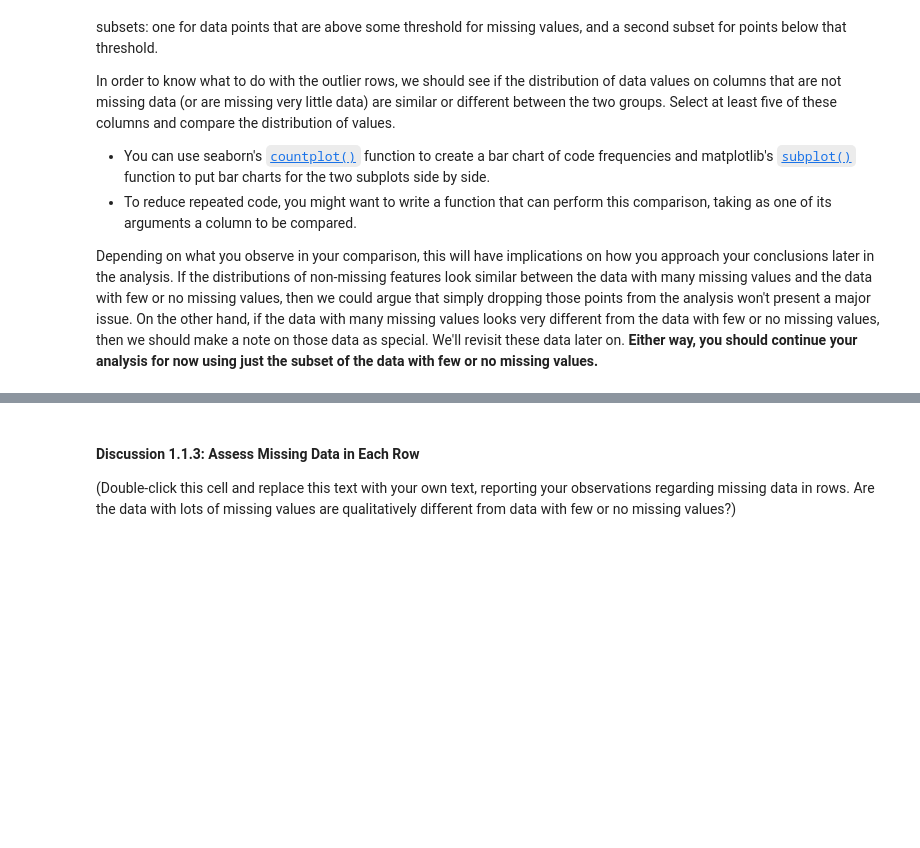
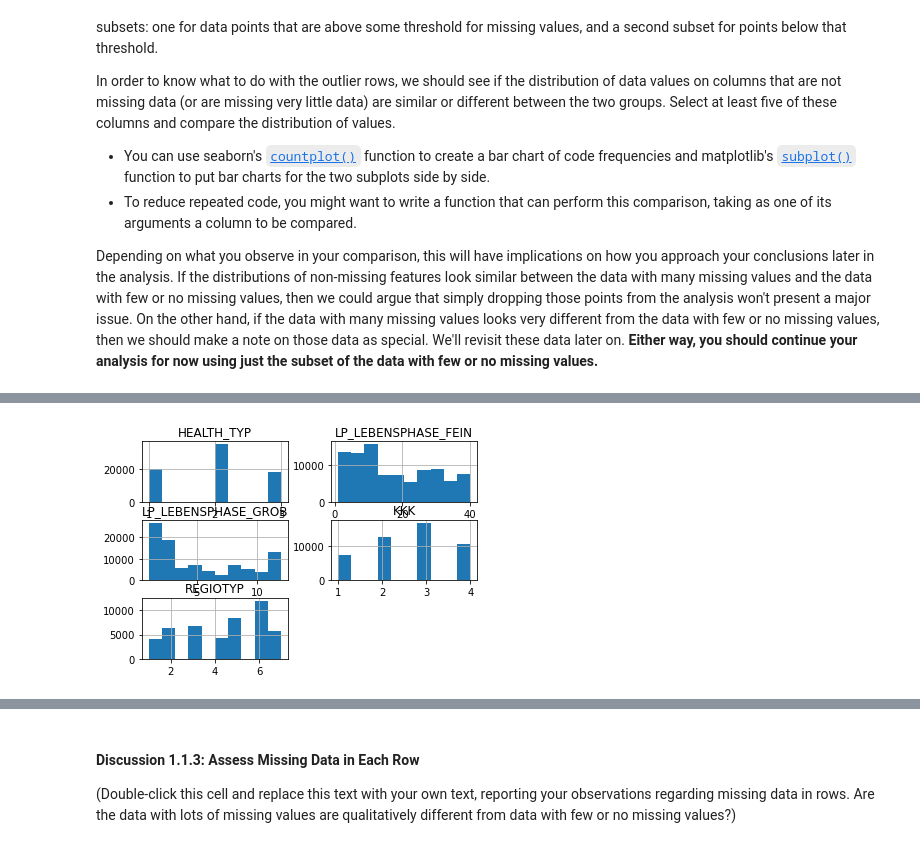
Before and after one commit to GaryLBentley/identify_customer_segments, a Jupyter notebook: Identify_Customer_Segments.ipynb, the cells around one changed output, grey strips where cells are left out. Cells and saved outputs as stored; diff of their text form; code cells hidden in the pictures; blank space fills up the shorter version.

```diff
--- a/Identify_Customer_Segments.ipynb
+++ b/Identify_Customer_Segments.ipynb
@@ -243,3 +319,7 @@ Depending on what you observe in your comparison, this will have implications on
+# %%
+df_more_five[['HEALTH_TYP', 'LP_LEBENSPHASE_FEIN','LP_LEBENSPHASE_GROB','KKK','REGIOTYP']].hist();
+# %% [output]
+[figure, added]
 # %%
 # Compare the distribution of values for at least five columns where there are
 # no or few missing values, between the two subsets.
```
Also changed, not shown: parts of 15 cells of this notebook.
